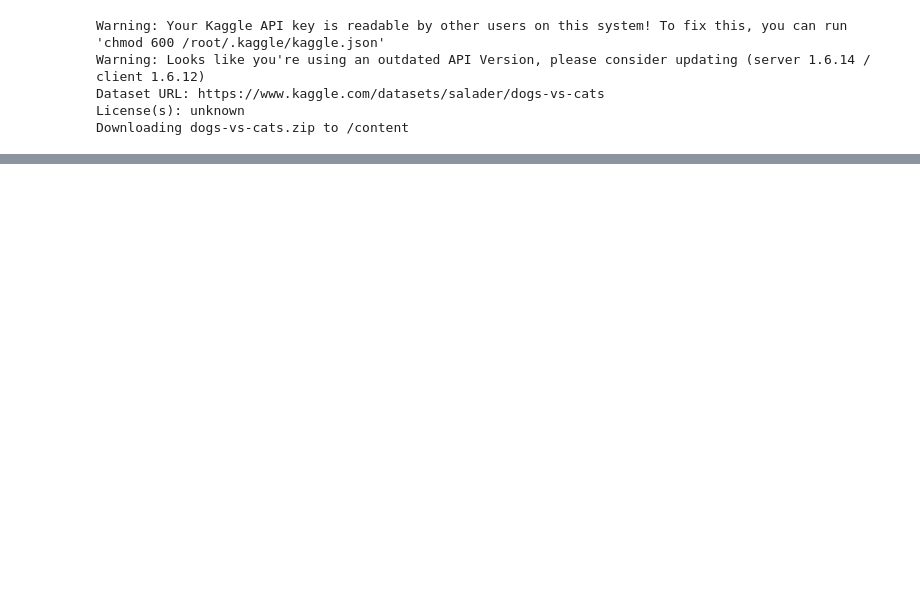
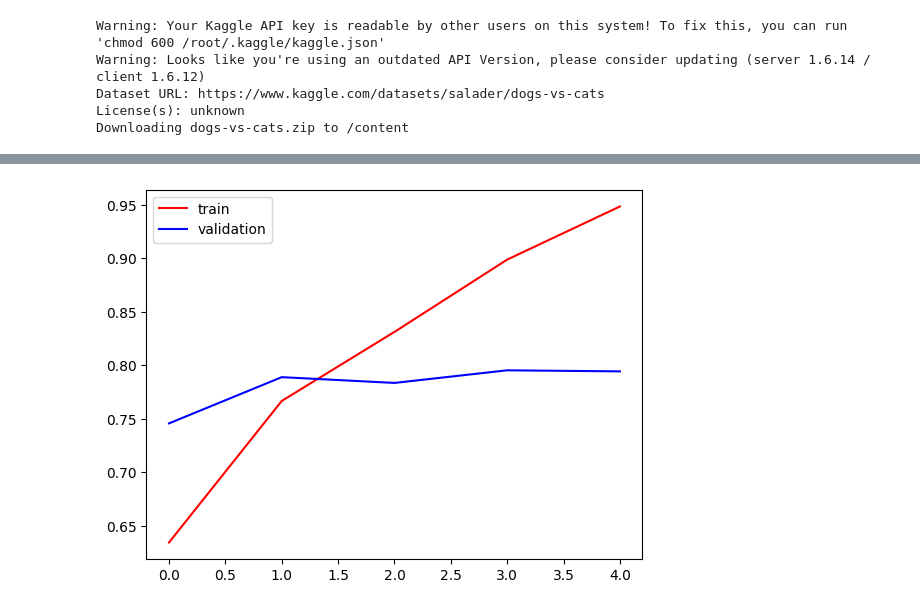
Before and after one commit to ishumann/Coding-Implementation, a Jupyter notebook: CatvsDogsCnn_Implementation.ipynb, the cells around one changed output, grey strips where cells are left out. Drawn from its saved outputs; the diff is of its cells as text; code cells hidden in the pictures; blank space fills up the shorter version.

```diff
--- a/CatvsDogsCnn_Implementation.ipynb
+++ b/CatvsDogsCnn_Implementation.ipynb
@@ -25,0 +65,27 @@ Downloading dogs-vs-cats.zip to /content
+# %%
+# normalize the data from 0 to 256 to 0 to 1. for easy and fast calculation and good results.
+
+def process(image, label ):
+    image = tf.cast(image/255, tf.float32)
+    return image, label
+
+train_ds = train_ds.map(process)
+validation_ds = validation_ds.map(process)
+# %%
+# create CNN Model
+model = Sequential([
+    Conv2D(32, kernel_size =(3,3),padding='valid', activation='relu',input_shape=(256,256,3)),
+    MaxPooling2D(pool_size=(2,2),strides=2, padding='valid'),
+
+    Conv2D(64, kernel_size =(3,3),padding='valid', activation='relu'),
+    MaxPooling2D(pool_size=(2,2),strides=(2,2), padding='valid'),
+
+    Conv2D(128, kernel_size =(3,3),padding='valid', activation='relu'),
+    MaxPooling2D(pool_size=(2,2),strides=(2,2), padding='valid'),
+
+    Flatten(),
+    Dense(128, activation='relu'),
+    Dense(64, activation='relu'),
+    Dense(1, activation='sigmoid')
+
+])
@@ -25,0 +112,4 @@ Downloading dogs-vs-cats.zip to /content
+# %%
+
+model.compile( loss='binary_crossentropy', optimizer=keras.optimizers.Adam(learning_rate=1e-3), metrics=['accuracy'])
+history= model.fit(epochs=5,batch_size=32, x=train_ds, validation_data= validation_ds,validation_split=0.2)
@@ -25,0 +127,7 @@ Downloading dogs-vs-cats.zip to /content
+# %%
+plt.plot(history.history['accuracy'], color='red', label='train')
+plt.plot(history.history['val_accuracy'], color='blue', label='validation')
+plt.legend()
+plt.show()
+# %% [output]
+[figure, added]
```
Also changed, not shown: parts of 36 cells of this notebook.
